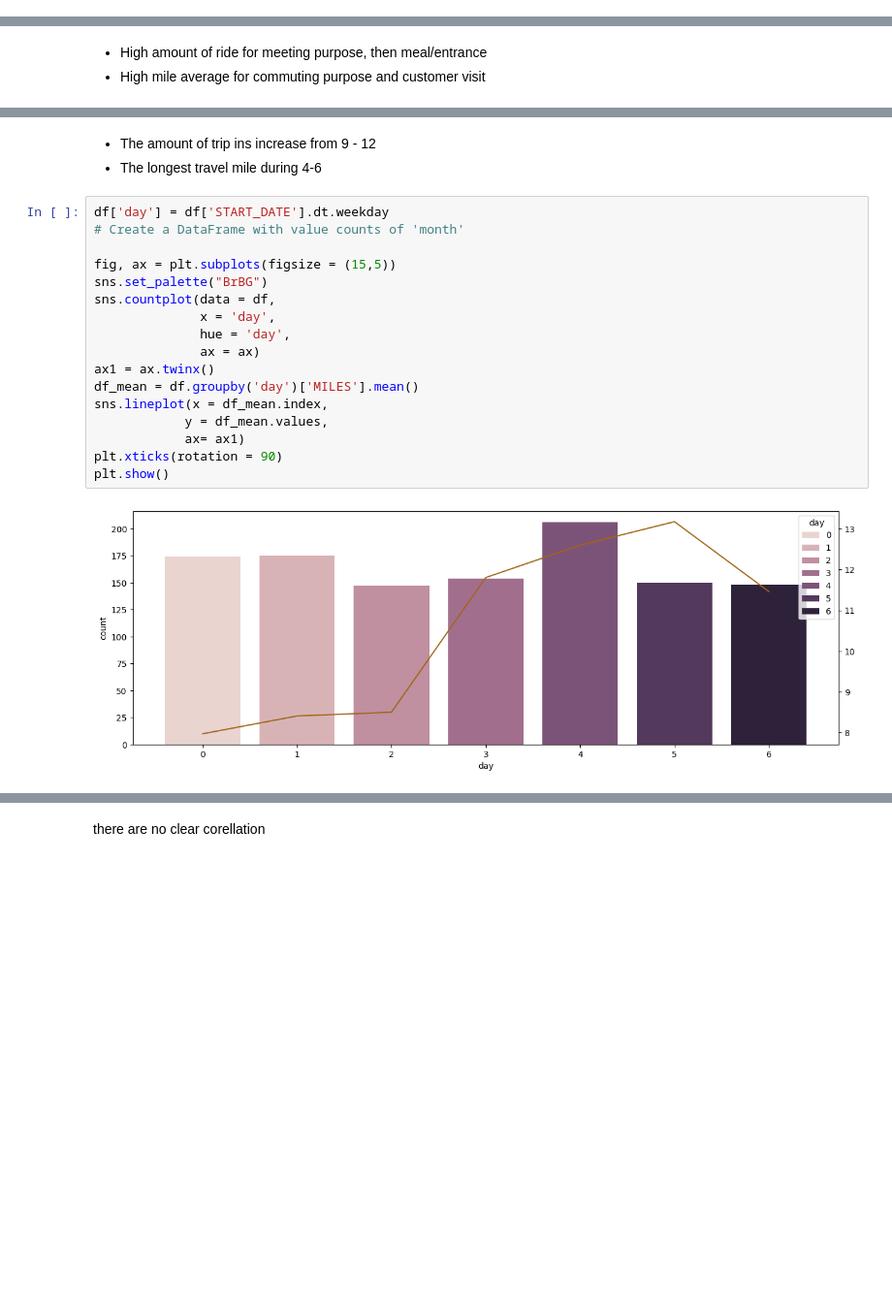
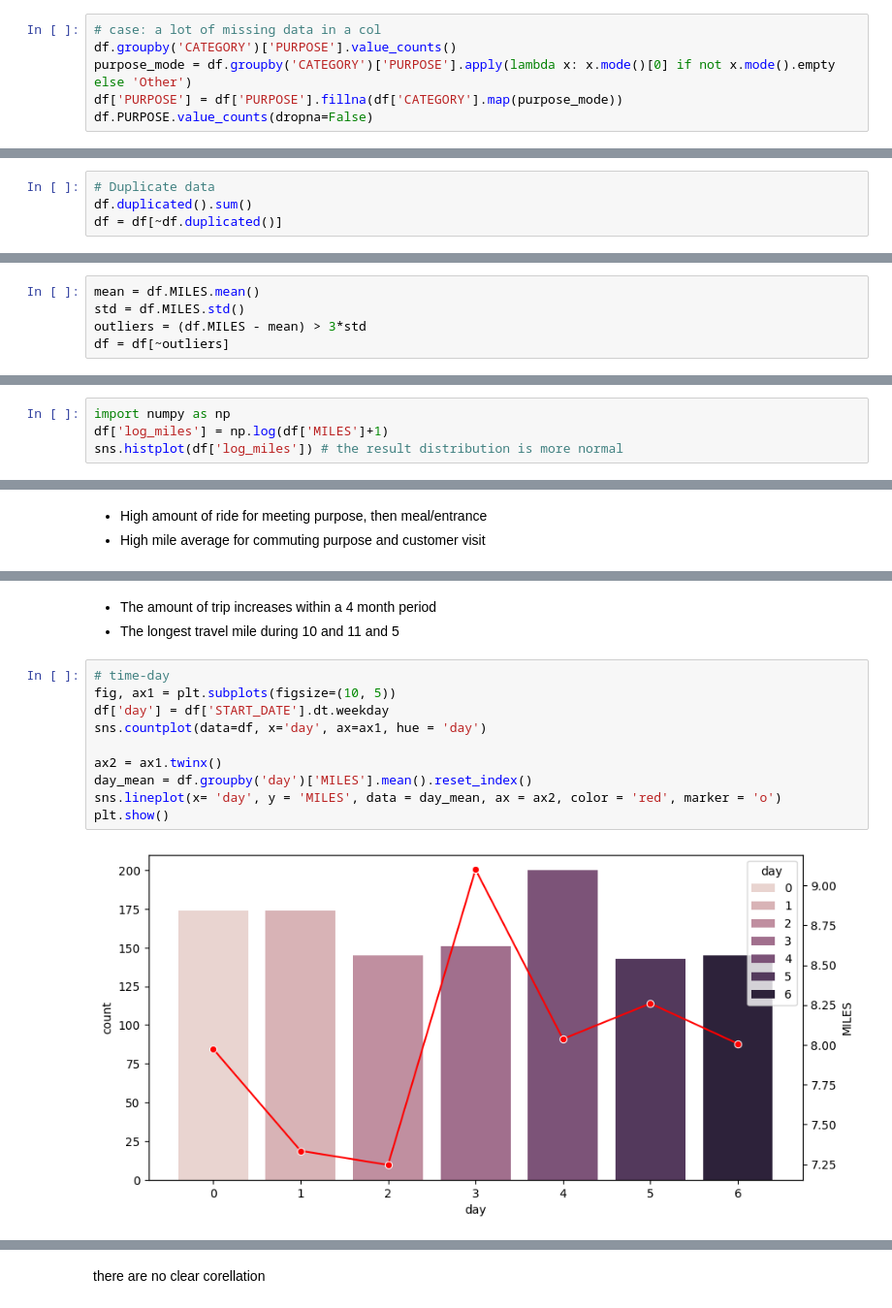
Before and after one commit to tqv24/ds-uber_analysis, a Jupyter notebook: train.ipynb, the cells around one changed output, grey strips where cells are left out. Shown: that part at 97% size. Saved outputs shown, nothing was run; the diff lists cells and outputs as text; blank space fills up the shorter version.

```diff
--- a/train.ipynb
+++ b/train.ipynb
@@ -91,0 +78,6 @@ print(unique)
+# %%
+# case: a lot of missing data in a col
+df.groupby('CATEGORY')['PURPOSE'].value_counts()
+purpose_mode = df.groupby('CATEGORY')['PURPOSE'].apply(lambda x: x.mode()[0] if not x.mode().empty else 'Other')
+df['PURPOSE'] = df['PURPOSE'].fillna(df['CATEGORY'].map(purpose_mode))
+df.PURPOSE.value_counts(dropna=False)
@@ -91,0 +97,4 @@ print(unique)
+# %%
+# Duplicate data
+df.duplicated().sum()
+df = df[~df.duplicated()]
@@ -91,0 +114,5 @@ print(unique)
+# %%
+mean = df.MILES.mean()
+std = df.MILES.std()
+outliers = (df.MILES - mean) > 3*std
+df = df[~outliers]
@@ -97,0 +145,4 @@ plt.show()
+# %%
+import numpy as np
+df['log_miles'] = np.log(df['MILES']+1)
+sns.histplot(df['log_miles']) # the result distribution is more normal
@@ -164,22 +218,15 @@ plt.show()
 # %% [markdown]
-- The amount of trip ins increase from 9 - 12
-- The longest travel mile during 4-6
+- The amount of trip increases within a 4 month period
+- The longest travel mile during 10 and 11 and 5
 # %%
+# time-day
+fig, ax1 = plt.subplots(figsize=(10, 5))
 df['day'] = df['START_DATE'].dt.weekday
-# Create a DataFrame with value counts of 'month'
+sns.countplot(data=df, x='day', ax=ax1, hue = 'day')
 
-fig, ax = plt.subplots(figsize = (15,5))
-sns.set_palette("BrBG")
-sns.countplot(data = df,
-              x = 'day',
-              hue = 'day',
-              ax = ax)
-ax1 = ax.twinx()
-df_mean = df.groupby('day')['MILES'].mean()
-sns.lineplot(x = df_mean.index,
-            y = df_mean.values,
-            ax= ax1)
-plt.xticks(rotation = 90)
+ax2 = ax1.twinx()
+day_mean = df.groupby('day')['MILES'].mean().reset_index()
+sns.lineplot(x= 'day', y = 'MILES', data = day_mean, ax = ax2, color = 'red', marker = 'o')
 plt.show()
 # %% [output]
-[figure, old version]
+[figure, new version]
```
Also changed, not shown: parts of 44 cells of this notebook.
